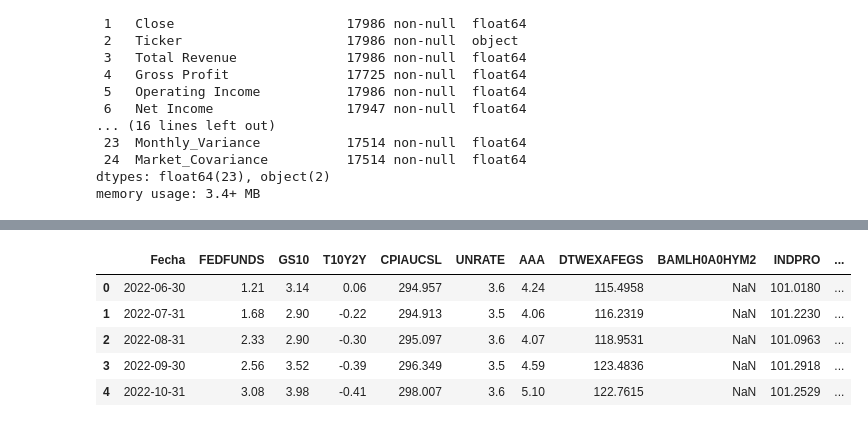
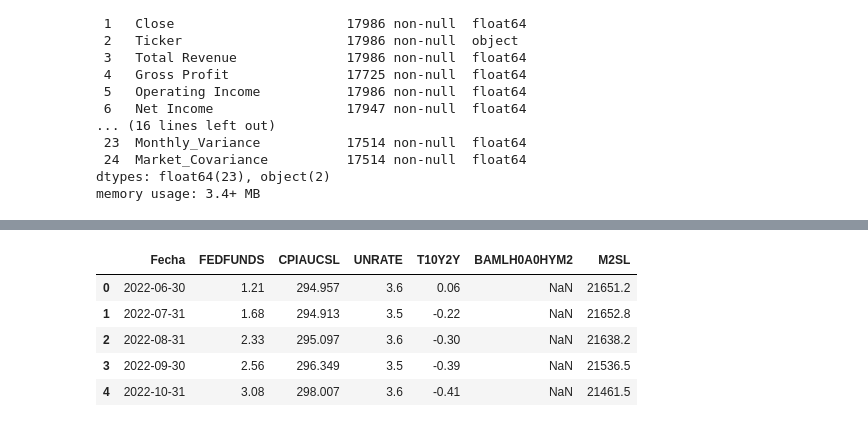
Before and after one commit to sebakremis/FinDataMining, a Jupyter notebook: 01_Extract.ipynb, the cells around one changed output, grey strips where cells are left out. Cells and saved outputs as stored; diff of their text form; code cells hidden in the pictures.

```diff
--- a/01_Extract.ipynb
+++ b/01_Extract.ipynb
@@ -242,26 +242,22 @@ memory usage: 3.7+ MB
 # %%
 # Extraer datos macro (devuelve dataframe vacio si no se configuro la clave API de FRED)
 indicadores = [
     'FEDFUNDS',     # Tasa de Fondos Federales (Tasa de interés de política monetaria de la Fed)
-    'GS10',         # Rendimiento de los Bonos del Tesoro de EE.UU. a 10 años (Tasa libre de riesgo a largo plazo)
-    'T10Y2Y',       # Diferencial de la curva de rendimientos (10 años menos 2 años, indicador de recesión)
     'CPIAUCSL',     # Índice de Precios al Consumidor (IPC / Inflación general en EE.UU.)
     'UNRATE',       # Tasa de Desempleo oficial de EE.UU.
-    'AAA',          # Rendimiento de Bonos Corporativos grado de inversión con máxima calificación AAA (Moody's)
-    'DTWEXAFEGS',   # Índice del Dólar Estadounidense ponderado por comercio (fortaleza del USD vs otras monedas fuertes)
+    'T10Y2Y',       # Diferencial de la curva de rendimientos (10 años menos 2 años, indicador de recesión)
     'BAMLH0A0HYM2', # Diferencial de bonos "High Yield" vs Tesoro (Termómetro de estrés de liquidez y riesgo de default corporativo)
-    'INDPRO',       # Índice de Producción Industrial (Mide la economía real mensual, proxy anticipado del PIB)
     'M2SL'          # Oferta Monetaria M2 (Liquidez total en la economía, clave para entender la expansión de activos financieros)
 ]
 
 df_datos_macro = extraer_datos_macro(indicadores)
 df_datos_macro = df_datos_macro.sort_values(by='Fecha')
 df_datos_macro.head()
 # %% [output]
-|  | Fecha | FEDFUNDS | GS10 | T10Y2Y | CPIAUCSL | UNRATE | AAA | DTWEXAFEGS | BAMLH0A0HYM2 | INDPRO | ... |
-| 0 | 2022-06-30 | 1.21 | 3.14 | 0.06 | 294.957 | 3.6 | 4.24 | 115.4958 | NaN | 101.0180 | ... |
-| 1 | 2022-07-31 | 1.68 | 2.90 | -0.22 | 294.913 | 3.5 | 4.06 | 116.2319 | NaN | 101.2230 | ... |
-| 2 | 2022-08-31 | 2.33 | 2.90 | -0.30 | 295.097 | 3.6 | 4.07 | 118.9531 | NaN | 101.0963 | ... |
-| 3 | 2022-09-30 | 2.56 | 3.52 | -0.39 | 296.349 | 3.5 | 4.59 | 123.4836 | NaN | 101.2918 | ... |
-| 4 | 2022-10-31 | 3.08 | 3.98 | -0.41 | 298.007 | 3.6 | 5.10 | 122.7615 | NaN | 101.2529 | ... |
+|  | Fecha | FEDFUNDS | CPIAUCSL | UNRATE | T10Y2Y | BAMLH0A0HYM2 | M2SL |
+| 0 | 2022-06-30 | 1.21 | 294.957 | 3.6 | 0.06 | NaN | 21651.2 |
+| 1 | 2022-07-31 | 1.68 | 294.913 | 3.5 | -0.22 | NaN | 21652.8 |
+| 2 | 2022-08-31 | 2.33 | 295.097 | 3.6 | -0.30 | NaN | 21638.2 |
+| 3 | 2022-09-30 | 2.56 | 296.349 | 3.5 | -0.39 | NaN | 21536.5 |
+| 4 | 2022-10-31 | 3.08 | 298.007 | 3.6 | -0.41 | NaN | 21461.5 |
 # %%
```
Also changed, not shown: parts of 4 cells of this notebook, 4 other files.
